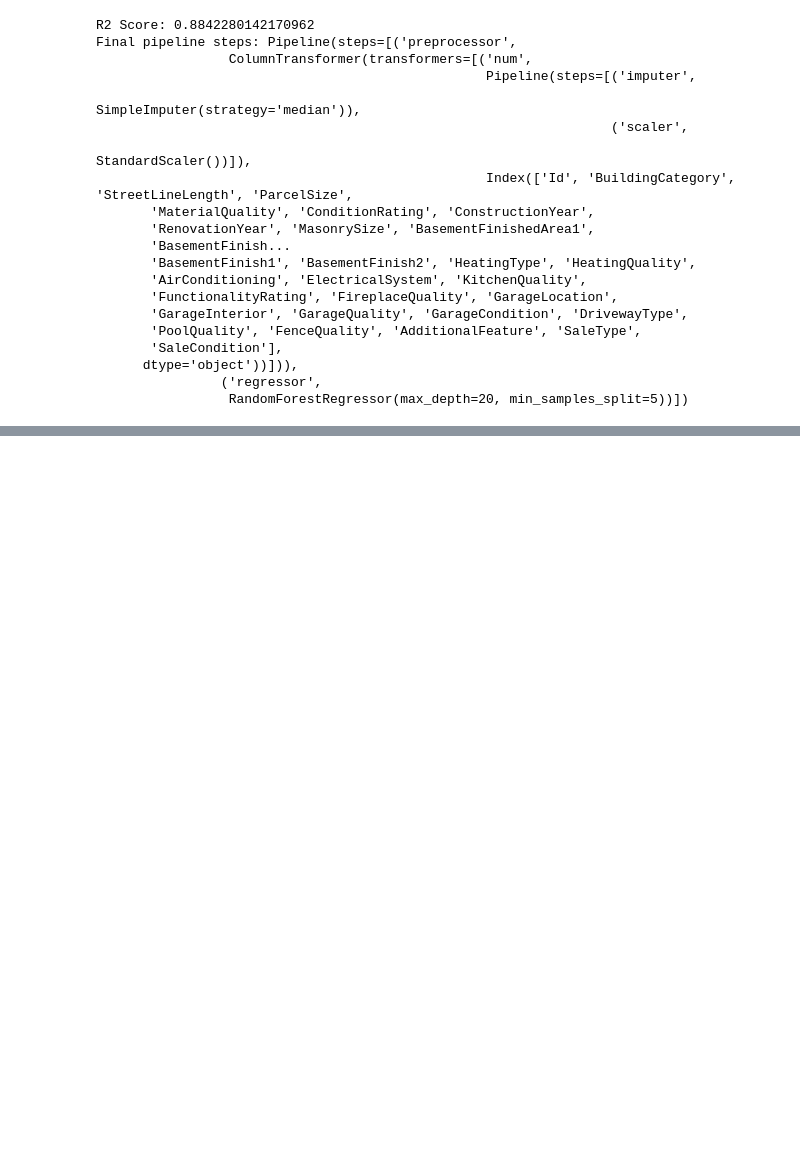
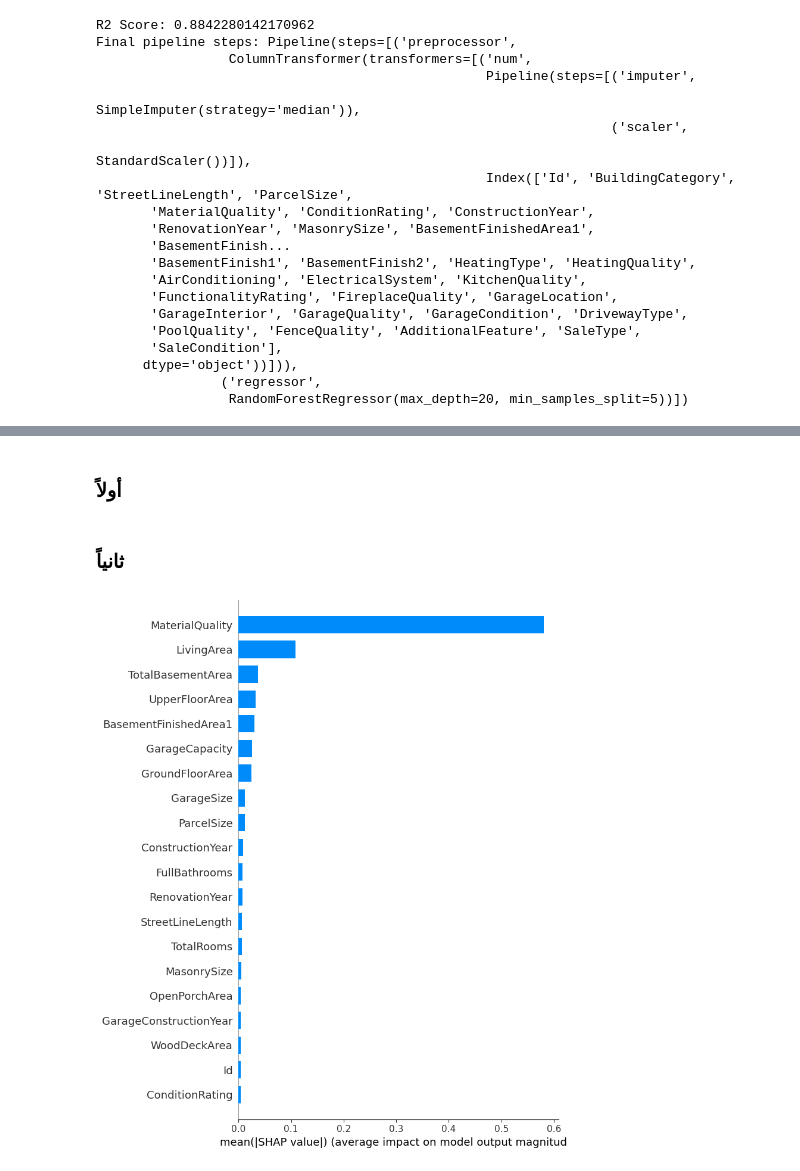
Before and after one commit to tonybotros1/ML-HM1, a Jupyter notebook: code.ipynb, the cells around one changed output, grey strips where cells are left out. Saved outputs shown, nothing was run; the diff lists cells and outputs as text; code cells hidden in the pictures; blank space fills up the shorter version.

```diff
--- a/code.ipynb
+++ b/code.ipynb
@@ -234,0 +256,2 @@ Final pipeline steps: Pipeline(steps=[('preprocessor',
+# %% [markdown]
+### أولاً
@@ -234,0 +281,32 @@ Final pipeline steps: Pipeline(steps=[('preprocessor',
+# %% [markdown]
+### ثانياً
+# %%
+def tree_based_importance(data):
+    preprocessor, X, y = preprocess_data(data)
+
+    pipeline = Pipeline(steps=[
+        ('preprocessor', preprocessor),
+        ('regressor', RandomForestRegressor(n_estimators=100, random_state=42))
+    ])
+
+    pipeline.fit(X, y)
+
+    model = pipeline.named_steps['regressor']
+    importances = model.feature_importances_
+
+    feature_names = (X.select_dtypes(include=['int64', 'float64']).columns.tolist() +
+                     pipeline.named_steps['preprocessor']
+                     .transformers_[1][1]
+                     .named_steps['onehot']
+                     .get_feature_names_out(X.select_dtypes(include=['object']).columns).tolist())
+
+    # تحويل القيم لتكون مصفوفة
+    shap_values = np.zeros((X.shape[0], len(feature_names)))
+    for i in range(len(feature_names)):
+        shap_values[:, i] = importances[i]
+
+    shap.summary_plot(shap_values, features=pipeline.named_steps['preprocessor'].transform(X), feature_names=feature_names, plot_type="bar")
+# %%
+tree_based_importance(data)
+# %% [output]
+[figure, added]
```
Also changed, not shown: parts of 22 cells of this notebook.
